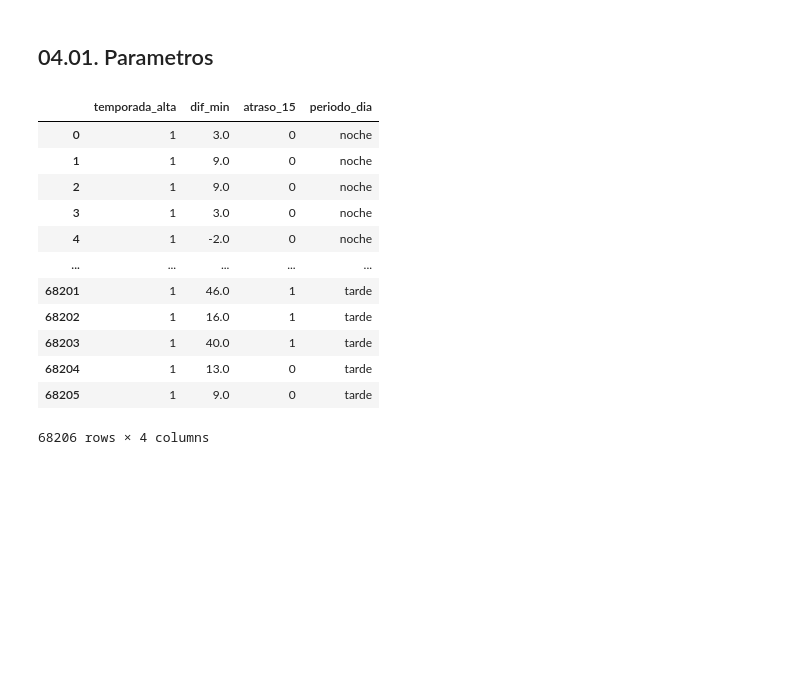
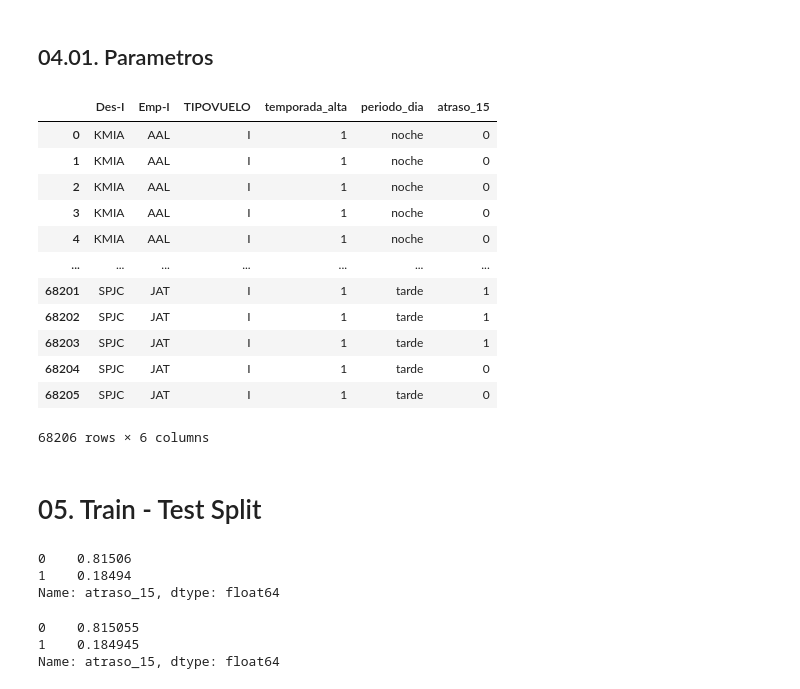
Before and after one commit to alexandergribenchenko/DS_LATAM_Test, a Jupyter notebook: LATAM_N_04_Pipeline.ipynb, the cells around one changed output. Cells and saved outputs as stored; diff of their text form; code cells hidden in the pictures; blank space fills up the shorter version.

```diff
--- a/LATAM_N_04_Pipeline.ipynb
+++ b/LATAM_N_04_Pipeline.ipynb
@@ -184,11 +191,13 @@ params_Atraso15 = params_DifMin
 params_PeriodoDia = params_TemporadaAlta
 
 params_OrderOutput = {}
-params_OrderOutput['feature_names']= ['temporada_alta',
-                                      'dif_min',
-                                      'atraso_15',
-                                      'periodo_dia'
-                                         ]
+params_OrderOutput['feature_names']= ['Des-I',
+                                      'Emp-I',
+                                      'TIPOVUELO',
+                                      'temporada_alta',
+                                      'periodo_dia',
+                                      'atraso_15'
+                                      ]
 # %%
 Transformer_FeatureSelector = FeatureSelector(params_FeatureSelector)
 Transformer_DateType = DateType(params_DateType)
@@ -198,7 +207,7 @@ Transformer_Atraso15 = Atraso15(params_Atraso15)
 Transformer_PeriodoDia = PeriodoDia(params_PeriodoDia)
 Transformer_OrderOutput = OrderOutput(params_OrderOutput)
 # %%
-pipeline_synthetic_features = Pipeline(steps=[('NameFeatureSelector', Transformer_FeatureSelector),
+pipeline_data_model = Pipeline(steps=[('NameFeatureSelector', Transformer_FeatureSelector),
                               ('NameDateType', Transformer_DateType),
                               ('NameTemporadaAlta', Transformer_TemporadaAlta),
                               ('NameDifMin', Transformer_DifMin),
@@ -206,20 +215,22 @@ pipeline_synthetic_features = Pipeline(steps=[('NameFeatureSelector', Transforme
                               ('NamePeriodoDia', Transformer_PeriodoDia),
                               ('NameOrderOutput', Transformer_OrderOutput)
                               ])
-# %%
-df_synthetic_features = pipeline_synthetic_features.transform(df_raw)
-df_synthetic_features
-# %% [output]
-|  | temporada_alta | dif_min | atraso_15 | periodo_dia |
-| 0 | 1 | 3.0 | 0 | noche |
-| 1 | 1 | 9.0 | 0 | noche |
-| 2 | 1 | 9.0 | 0 | noche |
-| 3 | 1 | 3.0 | 0 | noche |
-| 4 | 1 | -2.0 | 0 | noche |
-| ... | ... | ... | ... | ... |
-| 68201 | 1 | 46.0 | 1 | tarde |
-| 68202 | 1 | 16.0 | 1 | tarde |
-| 68203 | 1 | 40.0 | 1 | tarde |
-| 68204 | 1 | 13.0 | 0 | tarde |
-| 68205 | 1 | 9.0 | 0 | tarde |
-68206 rows × 4 columns
+# %%
+df_data_model = pipeline_data_model.transform(df_raw)
+df_data_model
+# %% [output]
+|  | Des-I | Emp-I | TIPOVUELO | temporada_alta | periodo_dia | atraso_15 |
+| 0 | KMIA | AAL | I | 1 | noche | 0 |
+| 1 | KMIA | AAL | I | 1 | noche | 0 |
+| 2 | KMIA | AAL | I | 1 | noche | 0 |
+| 3 | KMIA | AAL | I | 1 | noche | 0 |
+| 4 | KMIA | AAL | I | 1 | noche | 0 |
+| ... | ... | ... | ... | ... | ... | ... |
+| 68201 | SPJC | JAT | I | 1 | tarde | 1 |
+| 68202 | SPJC | JAT | I | 1 | tarde | 1 |
+| 68203 | SPJC | JAT | I | 1 | tarde | 1 |
+| 68204 | SPJC | JAT | I | 1 | tarde | 0 |
+| 68205 | SPJC | JAT | I | 1 | tarde | 0 |
+68206 rows × 6 columns
+# %% [markdown]
+# 05. Train - Test Split
@@ -225,0 +242,12 @@ df_synthetic_features
+# %%
+y.value_counts(normalize=True)
+# %% [output]
+0    0.81506
+1    0.18494
+Name: atraso_15, dtype: float64
+# %%
+y_train.value_counts(normalize=True)
+# %% [output]
+0    0.815055
+1    0.184945
+Name: atraso_15, dtype: float64
```
Also changed, not shown: parts of 20 cells of this notebook.
